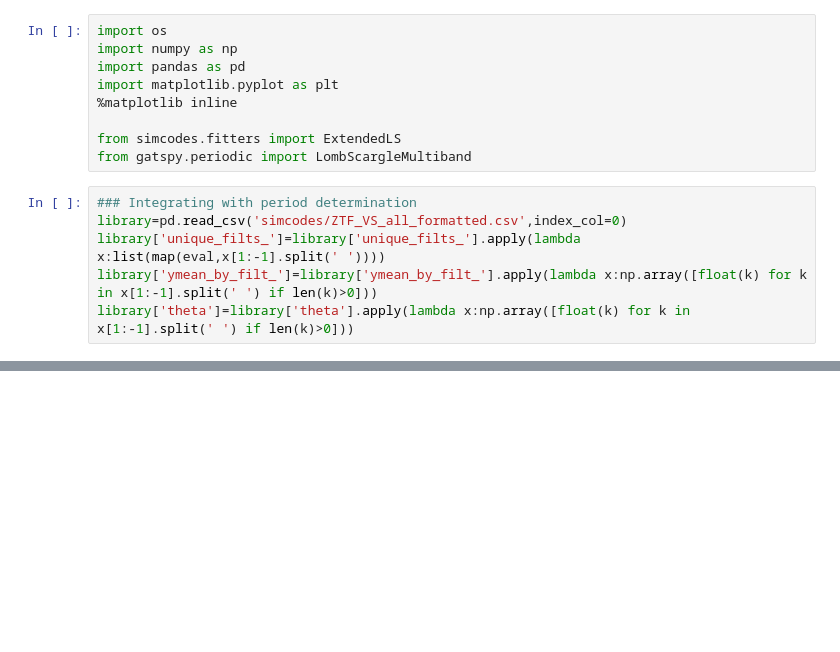
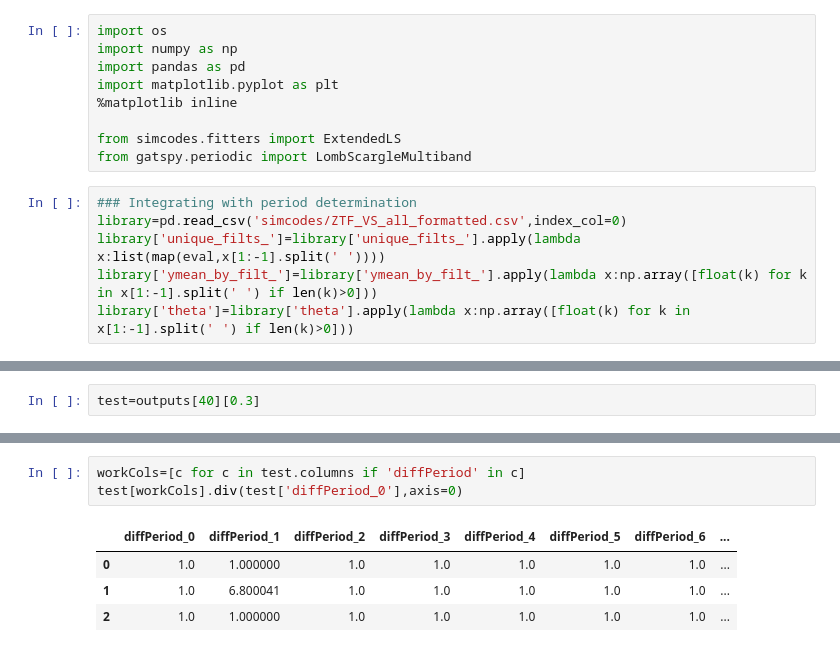
Before and after one commit to ShrRa/periodRecoveryMetric, a Jupyter notebook: InvestigatePhaseGapLocation.ipynb, the cells around one changed output, grey strips where cells are left out. Drawn from its saved outputs; the diff is of its cells as text; blank space fills up the shorter version.

```diff
--- a/InvestigatePhaseGapLocation.ipynb
+++ b/InvestigatePhaseGapLocation.ipynb
@@ -91,0 +95,2 @@ libraryShort['diffPeriod']=libraryShort['_best_period']-libraryShort['detectedPe
+# %%
+test=outputs[40][0.3]
@@ -91,0 +113,8 @@ libraryShort['diffPeriod']=libraryShort['_best_period']-libraryShort['detectedPe
+# %%
+workCols=[c for c in test.columns if 'diffPeriod' in c]
+test[workCols].div(test['diffPeriod_0'],axis=0)
+# %% [output]
+|  | diffPeriod_0 | diffPeriod_1 | diffPeriod_2 | diffPeriod_3 | diffPeriod_4 | diffPeriod_5 | diffPeriod_6 | ... |
+| 0 | 1.0 | 1.000000 | 1.0 | 1.0 | 1.0 | 1.0 | 1.0 | ... |
+| 1 | 1.0 | 6.800041 | 1.0 | 1.0 | 1.0 | 1.0 | 1.0 | ... |
+| 2 | 1.0 | 1.000000 | 1.0 | 1.0 | 1.0 | 1.0 | 1.0 | ... |
```
Also changed, not shown: parts of 17 cells of this notebook.
